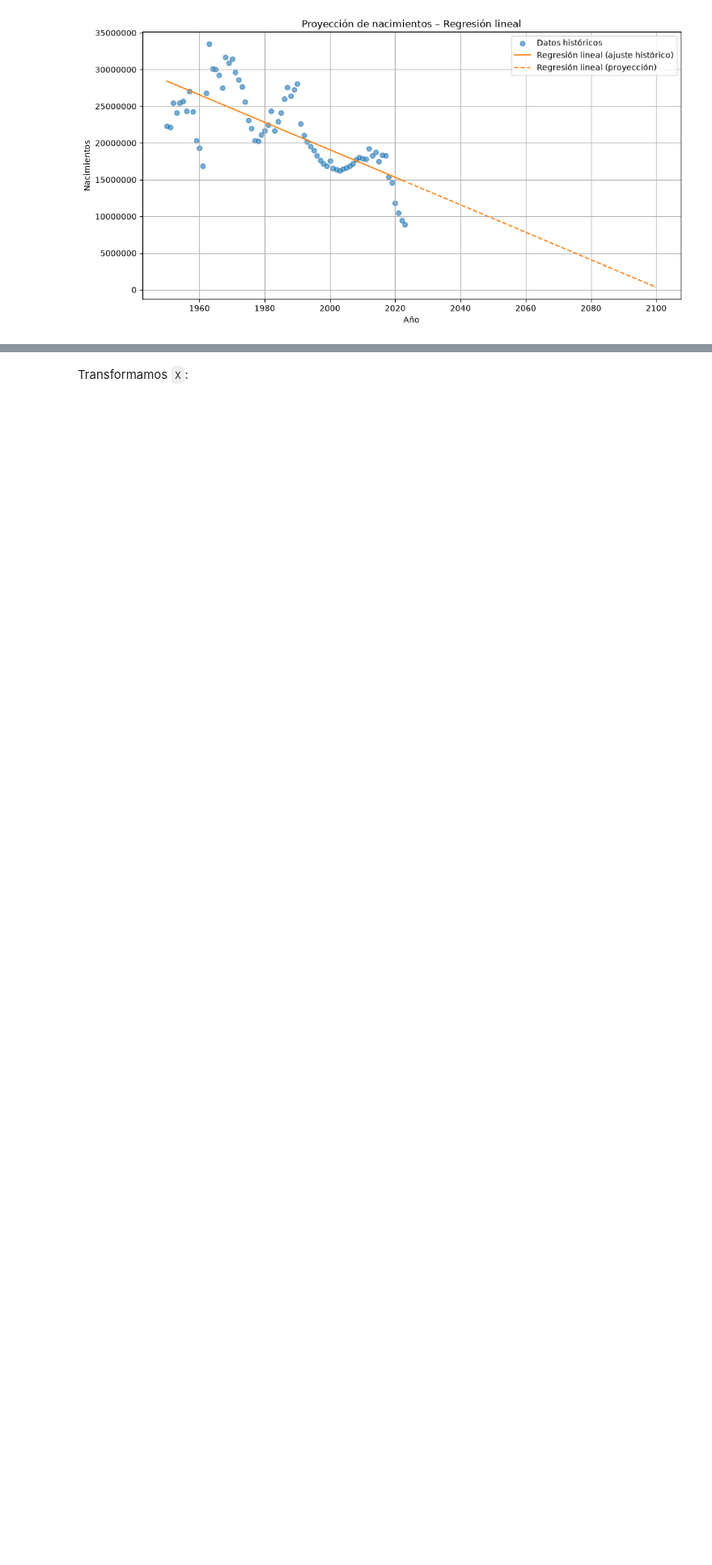
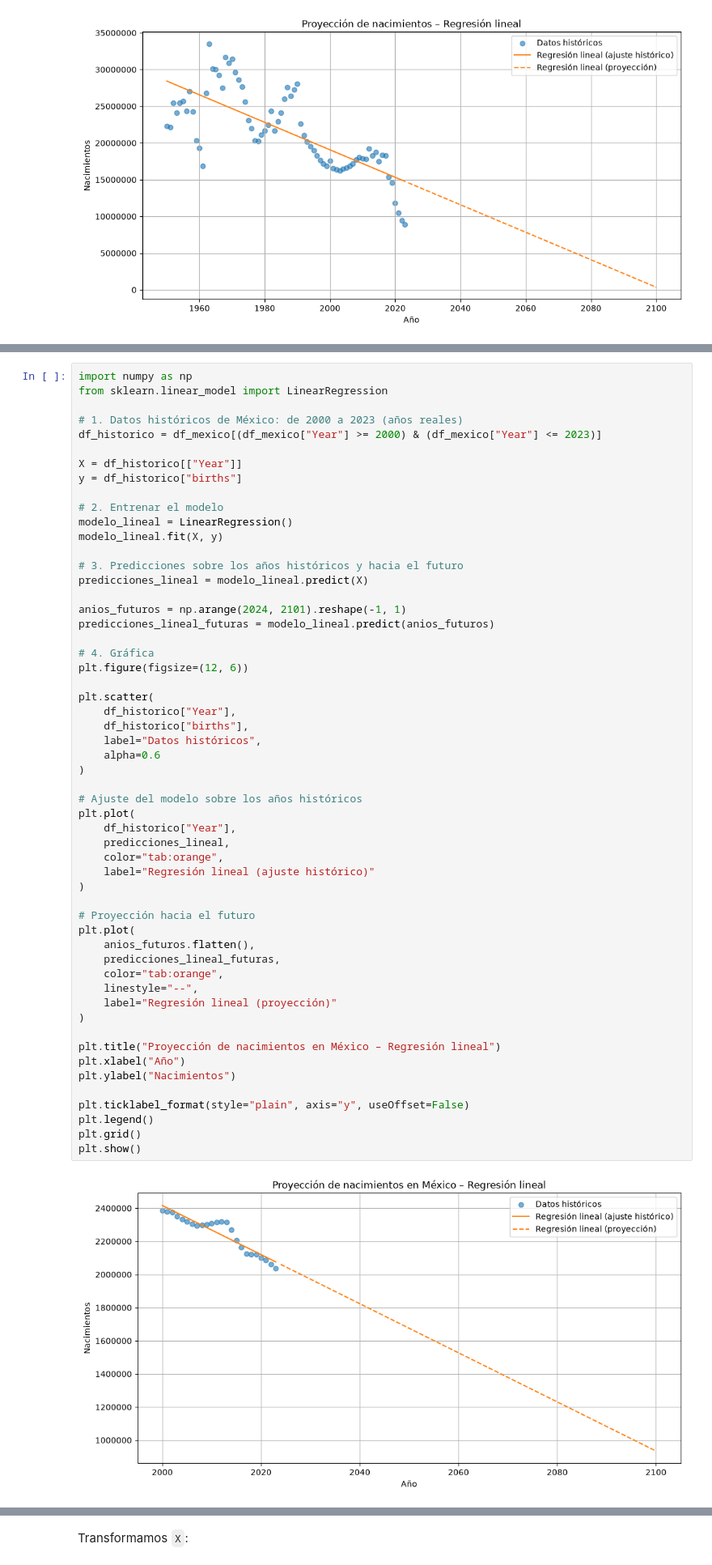
Before and after one commit to mtz-lab/big-data, a Jupyter notebook: u3_1_modelos_ml/notebooks/dataset_china.ipynb, the cells around one changed output, grey strips where cells are left out. Shown at 81% size. Drawn from its saved outputs; the diff is of its cells as text; blank space fills up the shorter version.

Commit message:
Agrego gráficas de México: regresión lineal, polinomial, Random Forest y comparación

```diff
--- a/u3_1_modelos_ml/notebooks/dataset_china.ipynb
+++ b/u3_1_modelos_ml/notebooks/dataset_china.ipynb
@@ -619,3 +621,60 @@ plt.show()
+# %%
+import numpy as np
+from sklearn.linear_model import LinearRegression
+
+# 1. Datos históricos de México: de 2000 a 2023 (años reales)
+df_historico = df_mexico[(df_mexico["Year"] >= 2000) & (df_mexico["Year"] <= 2023)]
+
+X = df_historico[["Year"]]
+y = df_historico["births"]
+
+# 2. Entrenar el modelo
+modelo_lineal = LinearRegression()
+modelo_lineal.fit(X, y)
+
+# 3. Predicciones sobre los años históricos y hacia el futuro
+predicciones_lineal = modelo_lineal.predict(X)
+
+anios_futuros = np.arange(2024, 2101).reshape(-1, 1)
+predicciones_lineal_futuras = modelo_lineal.predict(anios_futuros)
+
+# 4. Gráfica
+plt.figure(figsize=(12, 6))
+
+plt.scatter(
+    df_historico["Year"],
+    df_historico["births"],
+    label="Datos históricos",
+    alpha=0.6
+)
+
+# Ajuste del modelo sobre los años históricos
+plt.plot(
+    df_historico["Year"],
+    predicciones_lineal,
+    color="tab:orange",
+    label="Regresión lineal (ajuste histórico)"
+)
+
+# Proyección hacia el futuro
+plt.plot(
+    anios_futuros.flatten(),
+    predicciones_lineal_futuras,
+    color="tab:orange",
+    linestyle="--",
+    label="Regresión lineal (proyección)"
+)
+
+plt.title("Proyección de nacimientos en México – Regresión lineal")
+plt.xlabel("Año")
+plt.ylabel("Nacimientos")
+
+plt.ticklabel_format(style="plain", axis="y", useOffset=False)
+plt.legend()
+plt.grid()
+plt.show()
+# %% [output]
+[figure, added]
 # %% [markdown]
 ### Observación
 
```
Also changed, not shown: parts of 10 cells of this notebook.
